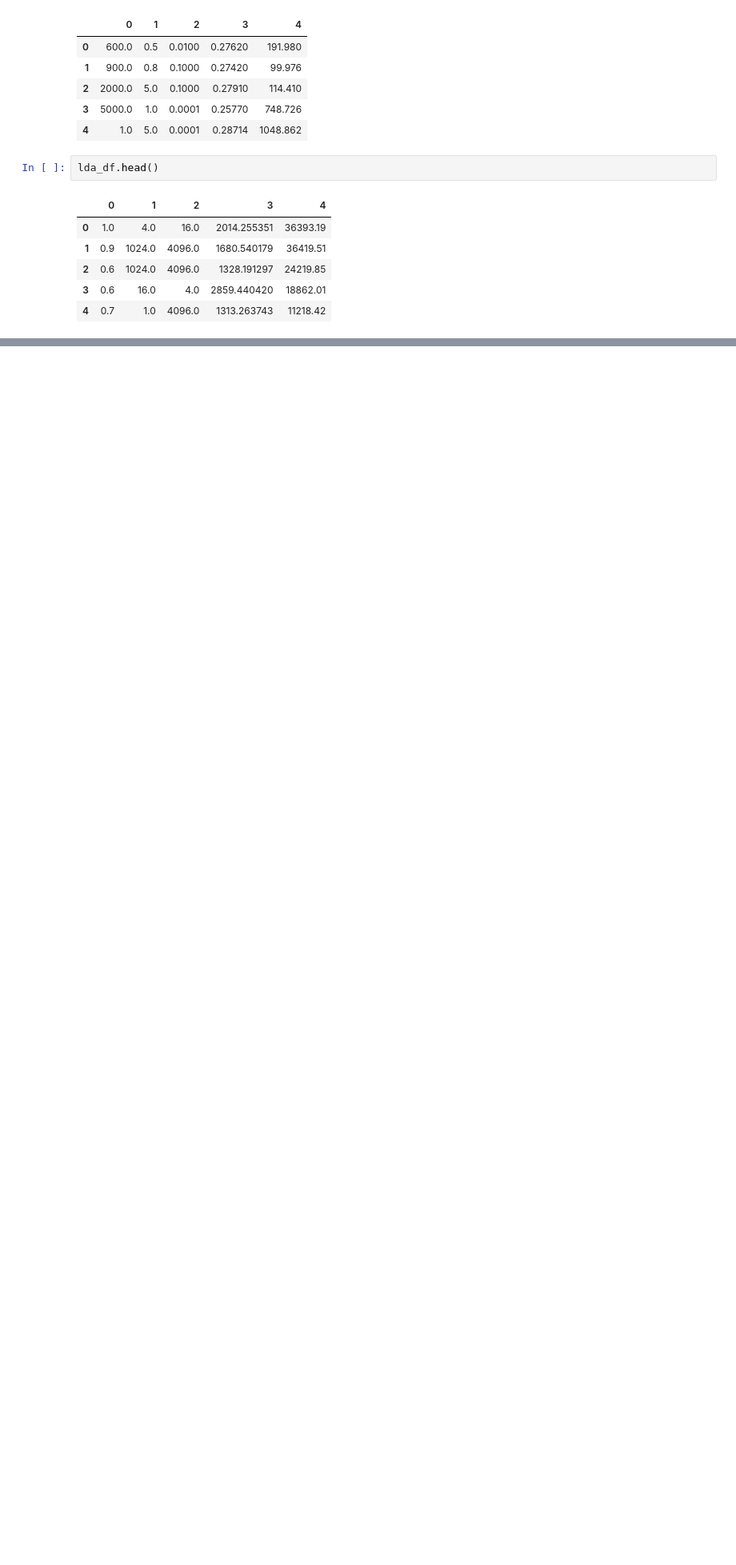
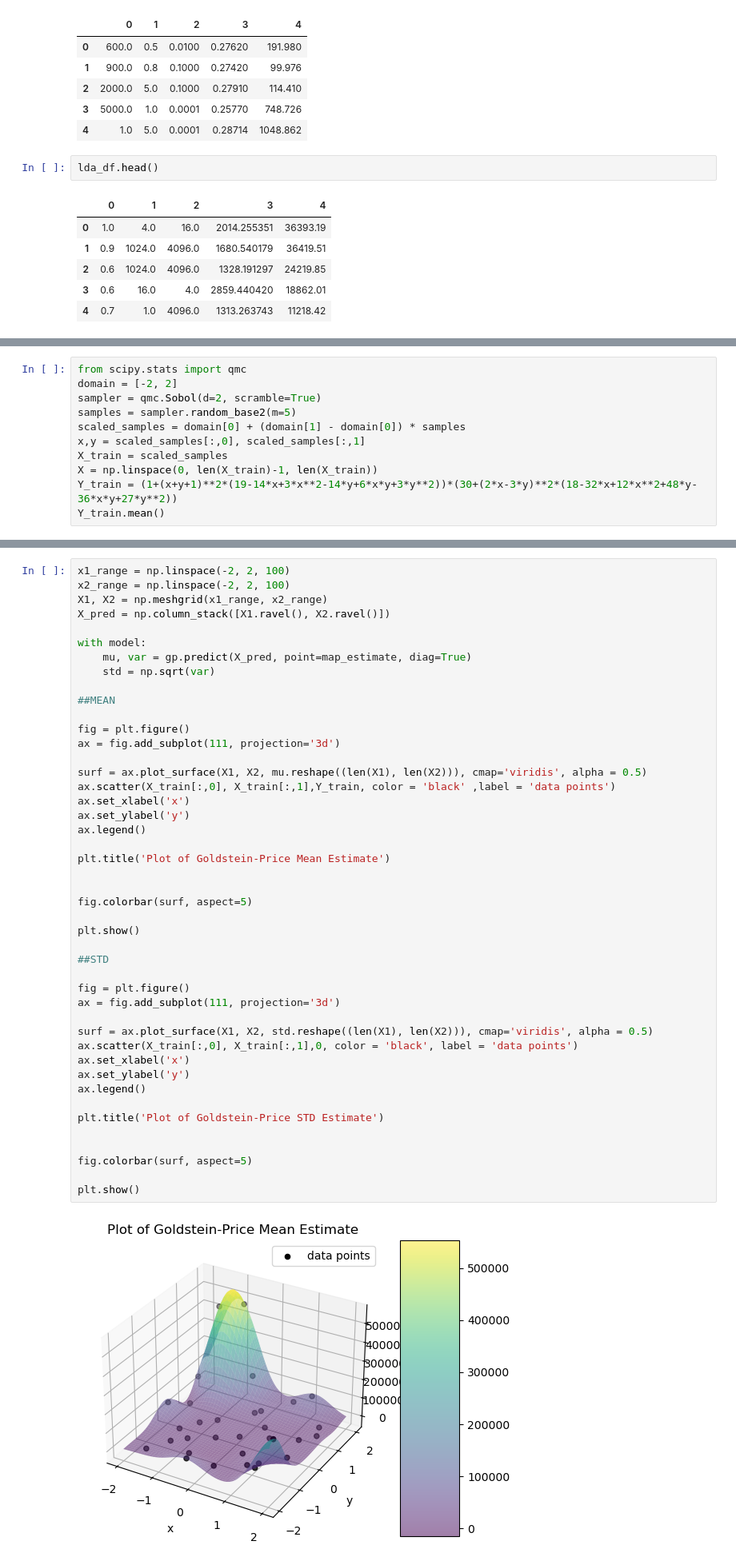
Before and after one commit to epweil/CSE515_Project, a Jupyter notebook: start.ipynb, the cells around one changed output, grey strips where cells are left out. Shown at 80% size. Saved outputs shown, nothing was run; the diff lists cells and outputs as text; blank space fills up the shorter version.

```diff
--- a/start.ipynb
+++ b/start.ipynb
@@ -116,0 +143,11 @@ max(kde_y)
+# %%
+from scipy.stats import qmc
+domain = [-2, 2]
+sampler = qmc.Sobol(d=2, scramble=True)
+samples = sampler.random_base2(m=5)
+scaled_samples = domain[0] + (domain[1] - domain[0]) * samples
+x,y = scaled_samples[:,0], scaled_samples[:,1]
+X_train = scaled_samples
+X = np.linspace(0, len(X_train)-1, len(X_train))
+Y_train = (1+(x+y+1)**2*(19-14*x+3*x**2-14*y+6*x*y+3*y**2))*(30+(2*x-3*y)**2*(18-32*x+12*x**2+48*y-36*x*y+27*y**2))
+Y_train.mean()
@@ -116,0 +205,47 @@ max(kde_y)
+# %%
+x1_range = np.linspace(-2, 2, 100)
+x2_range = np.linspace(-2, 2, 100)
+X1, X2 = np.meshgrid(x1_range, x2_range)
+X_pred = np.column_stack([X1.ravel(), X2.ravel()])
+
+with model:
+    mu, var = gp.predict(X_pred, point=map_estimate, diag=True)
+    std = np.sqrt(var)
+
+##MEAN
+
+fig = plt.figure()
+ax = fig.add_subplot(111, projection='3d')
+
+surf = ax.plot_surface(X1, X2, mu.reshape((len(X1), len(X2))), cmap='viridis', alpha = 0.5)
+ax.scatter(X_train[:,0], X_train[:,1],Y_train, color = 'black' ,label = 'data points')
+ax.set_xlabel('x')
+ax.set_ylabel('y')
+ax.legend()
+
+plt.title('Plot of Goldstein-Price Mean Estimate')
+
+
+fig.colorbar(surf, aspect=5)
+
+plt.show()
+
+##STD
+
+fig = plt.figure()
+ax = fig.add_subplot(111, projection='3d')
+
+surf = ax.plot_surface(X1, X2, std.reshape((len(X1), len(X2))), cmap='viridis', alpha = 0.5)
+ax.scatter(X_train[:,0], X_train[:,1],0, color = 'black', label = 'data points')
+ax.set_xlabel('x')
+ax.set_ylabel('y')
+ax.legend()
+
+plt.title('Plot of Goldstein-Price STD Estimate')
+
+
+fig.colorbar(surf, aspect=5)
+
+plt.show()
+# %% [output]
+[figure, added]
```
Also changed, not shown: parts of 21 cells of this notebook, 2 other files.
